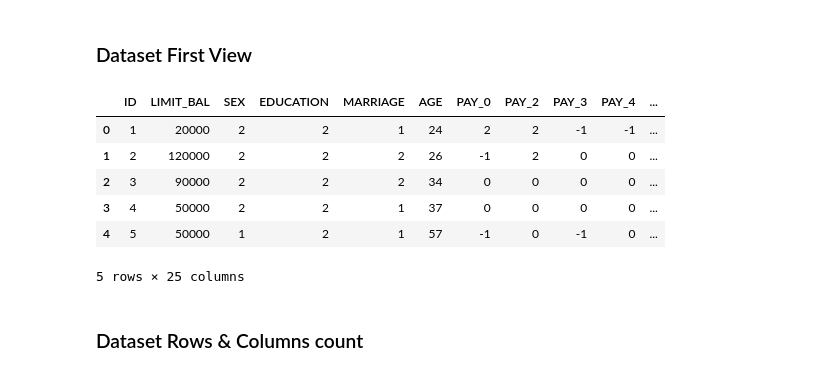
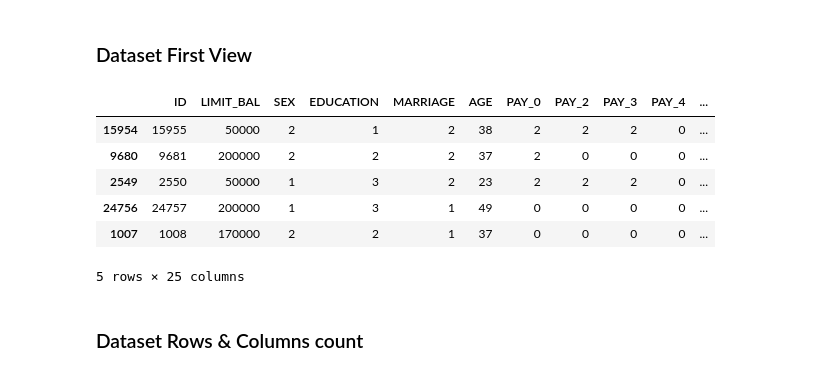
Before and after one commit to shubhamrai1318/Credit_Card_Default_Prediction, a Jupyter notebook: Credit_Card_Default_Prediction.ipynb, the cells around one changed output. Drawn from its saved outputs; the diff is of its cells as text; code cells hidden in the pictures.

```diff
--- a/Credit_Card_Default_Prediction.ipynb
+++ b/Credit_Card_Default_Prediction.ipynb
@@ -173,14 +173,14 @@ df = pd.read_excel(file_path, header=1)
 ### Dataset First View
 # %%
 # Dataset First Look
-df.head()
+df.sample(5)
 # %% [output]
 |  | ID | LIMIT_BAL | SEX | EDUCATION | MARRIAGE | AGE | PAY_0 | PAY_2 | PAY_3 | PAY_4 | ... |
-| 0 | 1 | 20000 | 2 | 2 | 1 | 24 | 2 | 2 | -1 | -1 | ... |
-| 1 | 2 | 120000 | 2 | 2 | 2 | 26 | -1 | 2 | 0 | 0 | ... |
-| 2 | 3 | 90000 | 2 | 2 | 2 | 34 | 0 | 0 | 0 | 0 | ... |
-| 3 | 4 | 50000 | 2 | 2 | 1 | 37 | 0 | 0 | 0 | 0 | ... |
-| 4 | 5 | 50000 | 1 | 2 | 1 | 57 | -1 | 0 | -1 | 0 | ... |
+| 15954 | 15955 | 50000 | 2 | 1 | 2 | 38 | 2 | 2 | 2 | 0 | ... |
+| 9680 | 9681 | 200000 | 2 | 2 | 2 | 37 | 2 | 0 | 0 | 0 | ... |
+| 2549 | 2550 | 50000 | 1 | 3 | 2 | 23 | 2 | 2 | 2 | 0 | ... |
+| 24756 | 24757 | 200000 | 1 | 3 | 1 | 49 | 0 | 0 | 0 | 0 | ... |
+| 1007 | 1008 | 170000 | 2 | 2 | 1 | 37 | 0 | 0 | 0 | 0 | ... |
 5 rows × 25 columns
 # %% [markdown]
 ### Dataset Rows & Columns count
```
Also changed, not shown: parts of 8 cells of this notebook.
